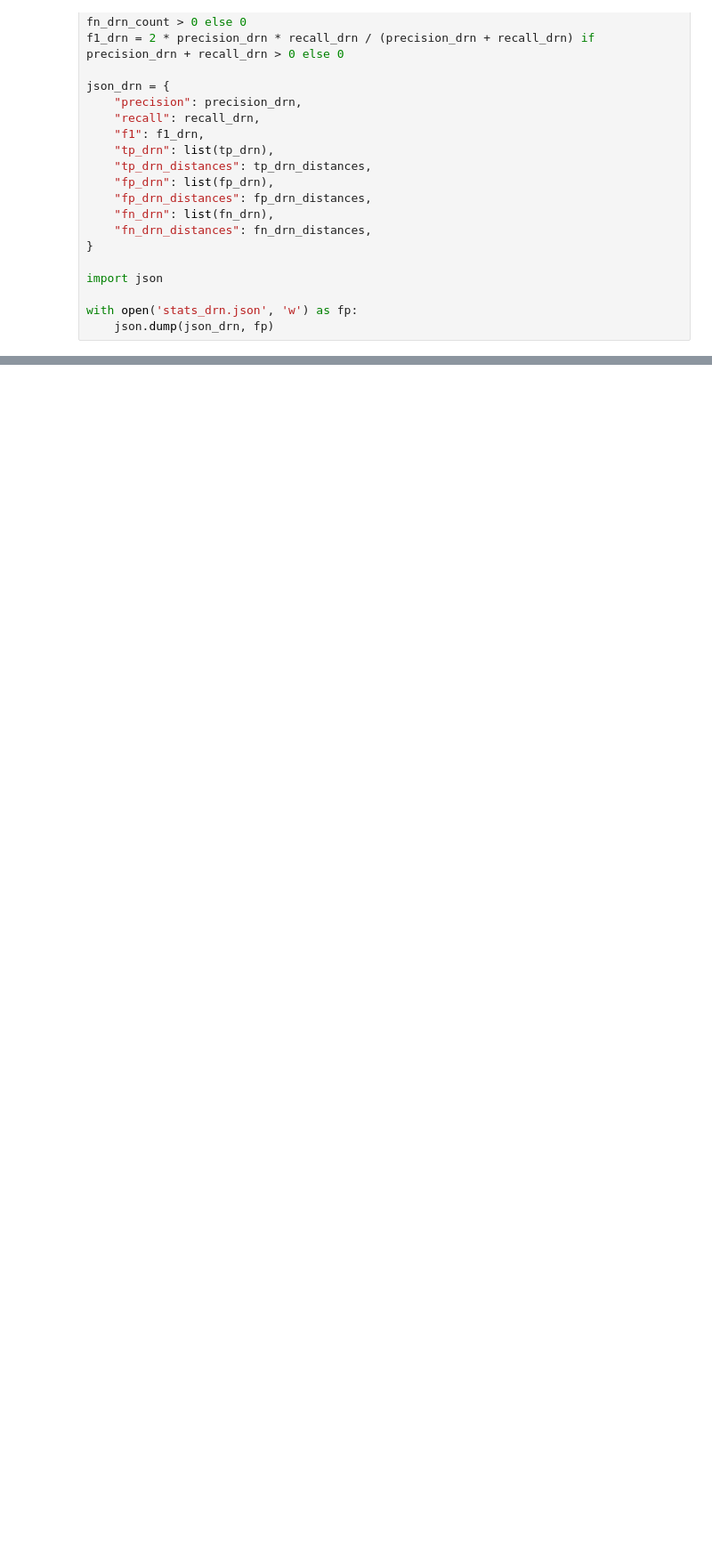
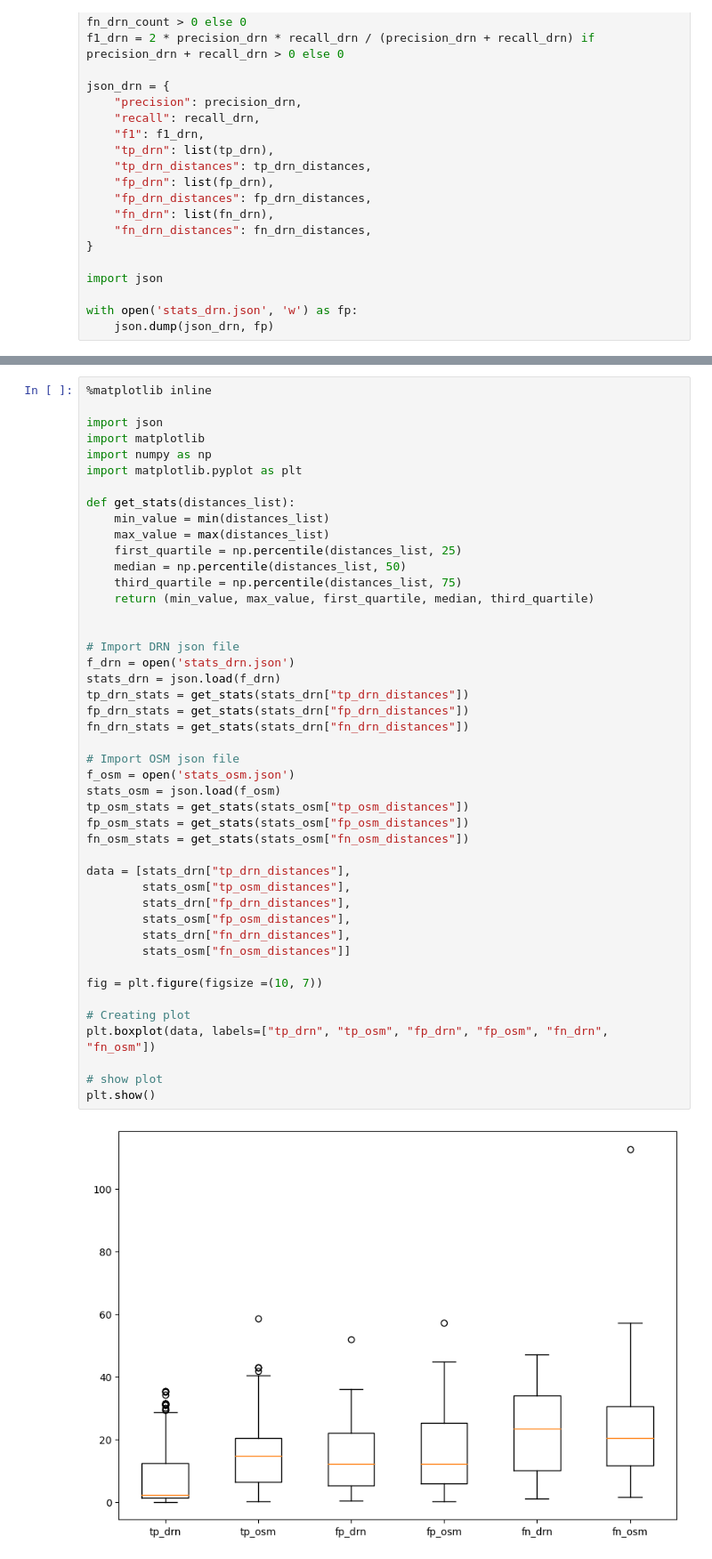
Before and after one commit to priobike/priobike-sg-selector, a Jupyter notebook: backend/backend/notebooks/routing_paper/routing_paper.ipynb, the cells around one changed output, grey strips where cells are left out. Shown: that part at 89% size. Drawn from its saved outputs; the diff is of its cells as text; blank space fills up the shorter version.

Commit message:
Finish figure for paper

```diff
--- a/backend/backend/notebooks/routing_paper/routing_paper.ipynb
+++ b/backend/backend/notebooks/routing_paper/routing_paper.ipynb
@@ -212,0 +212,47 @@ db_drn.json  matches/  routing_paper.ipynb
+# %%
+%matplotlib inline
+
+import json
+import matplotlib
+import numpy as np
+import matplotlib.pyplot as plt
+
+def get_stats(distances_list):
+    min_value = min(distances_list)
+    max_value = max(distances_list)
+    first_quartile = np.percentile(distances_list, 25)
+    median = np.percentile(distances_list, 50)
+    third_quartile = np.percentile(distances_list, 75)
+    return (min_value, max_value, first_quartile, median, third_quartile)
+
+
+# Import DRN json file
+f_drn = open('stats_drn.json')
+stats_drn = json.load(f_drn)
+tp_drn_stats = get_stats(stats_drn["tp_drn_distances"])
+fp_drn_stats = get_stats(stats_drn["fp_drn_distances"])
+fn_drn_stats = get_stats(stats_drn["fn_drn_distances"])
+
+# Import OSM json file
+f_osm = open('stats_osm.json')
+stats_osm = json.load(f_osm)
+tp_osm_stats = get_stats(stats_osm["tp_osm_distances"])
+fp_osm_stats = get_stats(stats_osm["fp_osm_distances"])
+fn_osm_stats = get_stats(stats_osm["fn_osm_distances"])
+
+data = [stats_drn["tp_drn_distances"],
+        stats_osm["tp_osm_distances"],
+        stats_drn["fp_drn_distances"],
+        stats_osm["fp_osm_distances"],
+        stats_drn["fn_drn_distances"],
+        stats_osm["fn_osm_distances"]]
+
+fig = plt.figure(figsize =(10, 7))
+
+# Creating plot
+plt.boxplot(data, labels=["tp_drn", "tp_osm", "fp_drn", "fp_osm", "fn_drn", "fn_osm"])
+
+# show plot
+plt.show()
+# %% [output]
+[figure, added]
```
Also changed, not shown: parts of 7 cells of this notebook, 2 other files.
